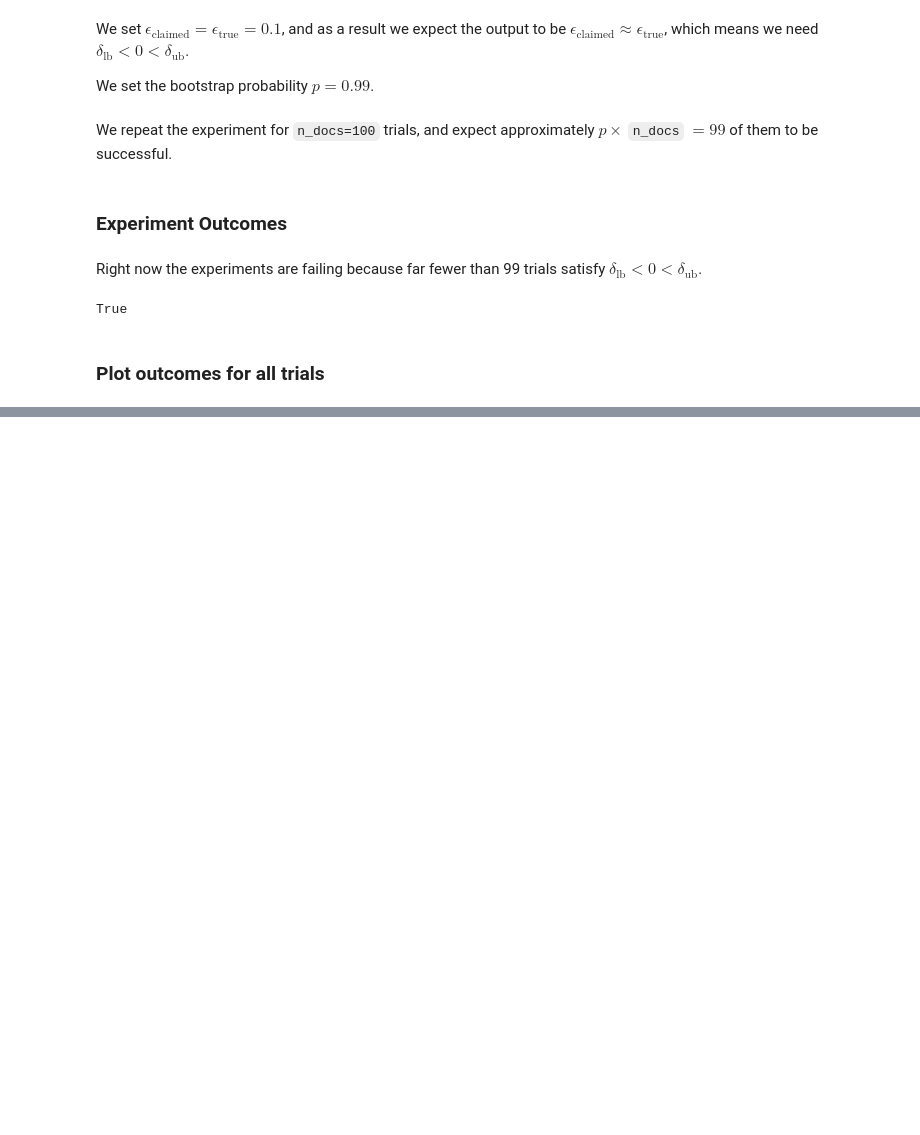
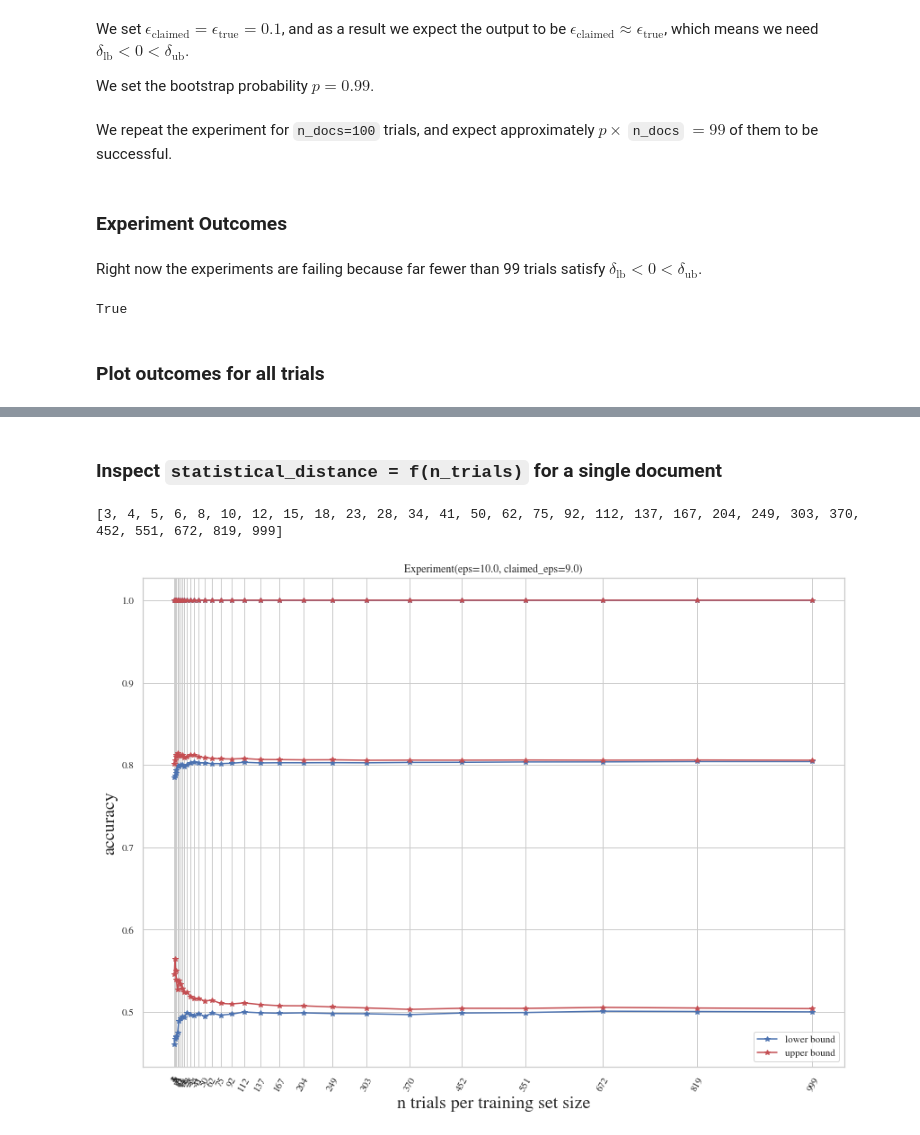
Before and after one commit to maksimt/empirical_privacy, a Jupyter notebook: Notebooks/Experiment 2 -- Measuring epsilon of the Laplace Mechanism.ipynb, the cells around one changed output, grey strips where cells are left out. Drawn from its saved outputs; the diff is of its cells as text; code cells hidden in the pictures; blank space fills up the shorter version.

```diff
--- a/Notebooks/Experiment 2 -- Measuring epsilon of the Laplace Mechanism.ipynb
+++ b/Notebooks/Experiment 2 -- Measuring epsilon of the Laplace Mechanism.ipynb
@@ -351,0 +195,77 @@ def bootstrap_t(samples):
+# %% [markdown]
+### Inspect `statistical_distance = f(n_trials)` for a single document
+# %%
+from experiment_framework.asymptotic_analysis import ComputeAsymptoticAccuracy
+from experiment_framework.utils import calculations
+
+import copy
+from functools import lru_cache
+from matplotlib import cm
+
+
+AAType = type(AAs[expm][0])
+
+DF = load_completed_CCCs_into_dataframe(CCCs[expm])
+DF_doc0 = DF[DF.doc_ind==0]
+
+DF_doc0.head(n=2)
+
+from matplotlib import cm
+experiments = sorted(Alls.keys(),key=lambda expm: expm.eps)
+colors = cm.Accent(np.linspace(0, 1, len(experiments) + 1))
+# %%
+n_trials_max = asys['n_trials_per_training_set_size']
+
+kwargs_to_remove = ['gen_sample_kwargs', 'fitter', 'fitter_kwargs', 'n_docs', 'p']
+
+trial_space = sorted(list(set(
+    np.logspace(start=0.5,
+                stop=np.log(n_trials_max)/np.log(10),
+                num=30).astype(np.int))
+))
+
+print(trial_space)
+colors = cm.Accent(np.linspace(0, 1, 2*len(experiments) + 1))
+
+
+def get_df(expm):
+    convergence_AAs = []
+
+    eps, claimed_eps = expm
+
+    for n_trials in trial_space:
+        asys_ntrials = copy.deepcopy(asys)
+        asys_ntrials['n_trials_per_training_set_size'] = n_trials
+        asys_ntrials['confidence_interval_prob'] = asys['p']
+        asys_ntrials['dataset_settings'] = dses[epsilons.index(eps)]
+        asys_ntrials['dataset_settings']['doc_ind'] = 0
+        asys_ntrials['dataset_settings']['claimed_epsilon'] = claimed_eps
+        asys_ntrials['in_memory'] = True
+        asys_ntrials['n_bootstraps'] = 10_000
+        for kwarg in kwargs_to_remove:
+            asys_ntrials.pop(kwarg)
+
+        convergence_AAs.append(AAType(**asys_ntrials))
+
+    luigi.build(convergence_AAs, workers=2, log_level='CRITICAL')
+    DF = load_completed_AAs_into_dataframe(convergence_AAs)
+    return DF
+
+def plot_bounds_convergence(expm, color=None):
+    DF = get_df(expm)
+#     plt.figure(figsize=(14,10))
+    plt.plot(DF.n_trials_per_training_set_size, DF.lb_two_sided, '-*b')
+    plt.plot(DF.n_trials_per_training_set_size, DF.ub_two_sided, '-*r')
+    plt.xlabel('n trials per training set size')
+    plt.ylabel('accuracy')
+    plt.legend(['lower bound', 'upper bound'])
+    plt.title(expm)
+
+
+plt.figure(figsize=(14,10))
+for expm in sorted(Alls.keys(),key=lambda expm: expm.eps):
+    plot_bounds_convergence(expm)
+_ = plt.xticks(trial_space, rotation=60)
+# %% [output]
+[3, 4, 5, 6, 8, 10, 12, 15, 18, 23, 28, 34, 41, 50, 62, 75, 92, 112, 137, 167, 204, 249, 303, 370, 452, 551, 672, 819, 999]
+[figure, added]
```
Also changed, not shown: parts of 18 cells of this notebook.
